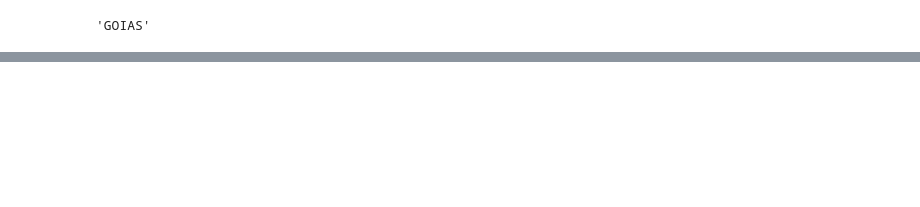
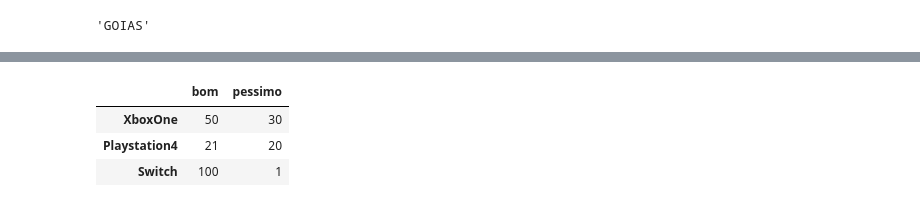
Before and after one commit to ricardoriverac/youxlab-treino-git, a Jupyter notebook: dados/aulaData.ipynb, the cells around one changed output, grey strips where cells are left out. Saved outputs shown, nothing was run; the diff lists cells and outputs as text; code cells hidden in the pictures; blank space fills up the shorter version.

```diff
--- a/dados/aulaData.ipynb
+++ b/dados/aulaData.ipynb
@@ -235,0 +329,7 @@ SELEÇÃO BASEADAS EM RÓTULOS
+# %%
+pesquisa_de_satisfacao.loc[:, ['bom', 'pessimo']]
+# %% [output]
+|  | bom | pessimo |
+| XboxOne | 50 | 30 |
+| Playstation4 | 21 | 20 |
+| Switch | 100 | 1 |
```
Also changed, not shown: parts of 20 cells of this notebook.
